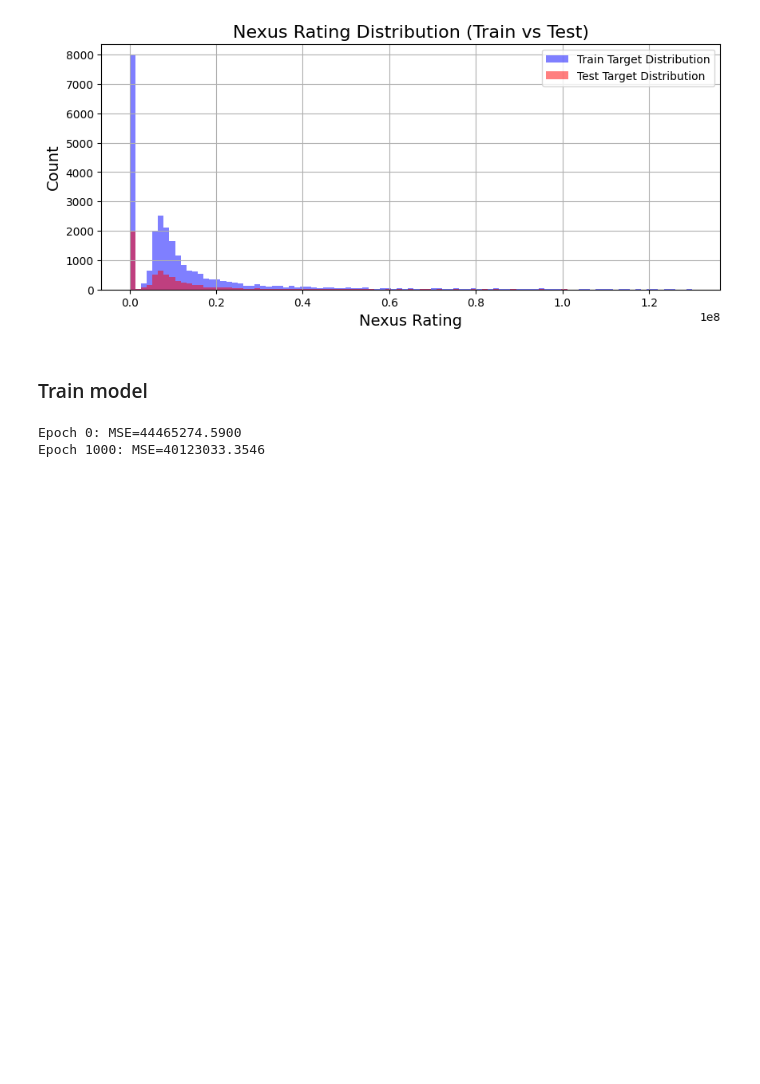
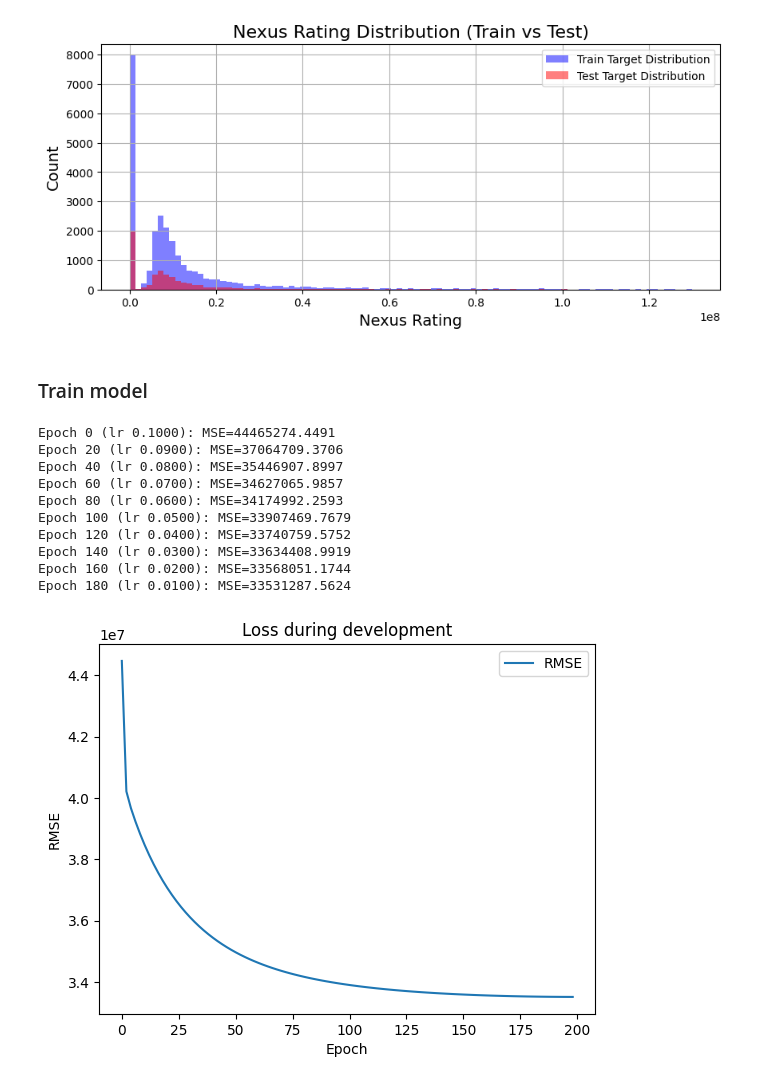
Before and after one commit to flippi321/TDT4172-Introduction-to-Machine-Learning, a Jupyter notebook: Assignment 1/Chapter_1.ipynb, the cells around one changed output. Saved outputs shown, nothing was run; the diff lists cells and outputs as text; code cells hidden in the pictures; blank space fills up the shorter version.

```diff
--- a/Assignment 1/Chapter_1.ipynb
+++ b/Assignment 1/Chapter_1.ipynb
@@ -476,9 +498,18 @@ plt.show()
 # %% [markdown]
 ### Train model
 # %%
-regressor = EnsembleRegressor(degrees=1)
-regressor.fit(X_train, y_train, lr=1e-3, epoch=10000, verbose=True)
+regressor = EnsembleRegressor(degrees=2)
+regressor.fit(X_train, y_train, lr=1e-1, min_lr=1e-5, epoch=200, verbose=True, plot_loss=True) #20000
 y_pred = regressor.predict(X_test)
 # %% [output]
-Epoch 0: MSE=44465274.5900
-Epoch 1000: MSE=40123033.3546
+Epoch 0 (lr 0.1000): MSE=44465274.4491
+Epoch 20 (lr 0.0900): MSE=37064709.3706
+Epoch 40 (lr 0.0800): MSE=35446907.8997
+Epoch 60 (lr 0.0700): MSE=34627065.9857
+Epoch 80 (lr 0.0600): MSE=34174992.2593
+Epoch 100 (lr 0.0500): MSE=33907469.7679
+Epoch 120 (lr 0.0400): MSE=33740759.5752
+Epoch 140 (lr 0.0300): MSE=33634408.9919
+Epoch 160 (lr 0.0200): MSE=33568051.1744
+Epoch 180 (lr 0.0100): MSE=33531287.5624
+[figure, added]
```
Also changed, not shown: parts of 13 cells of this notebook.
